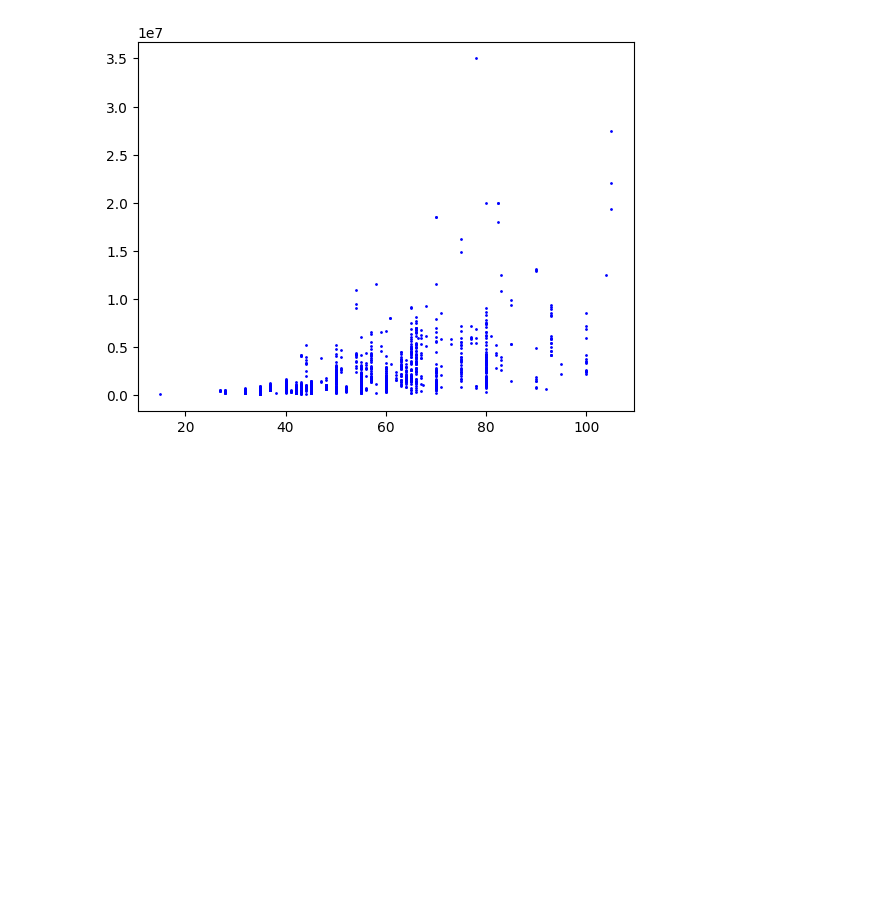
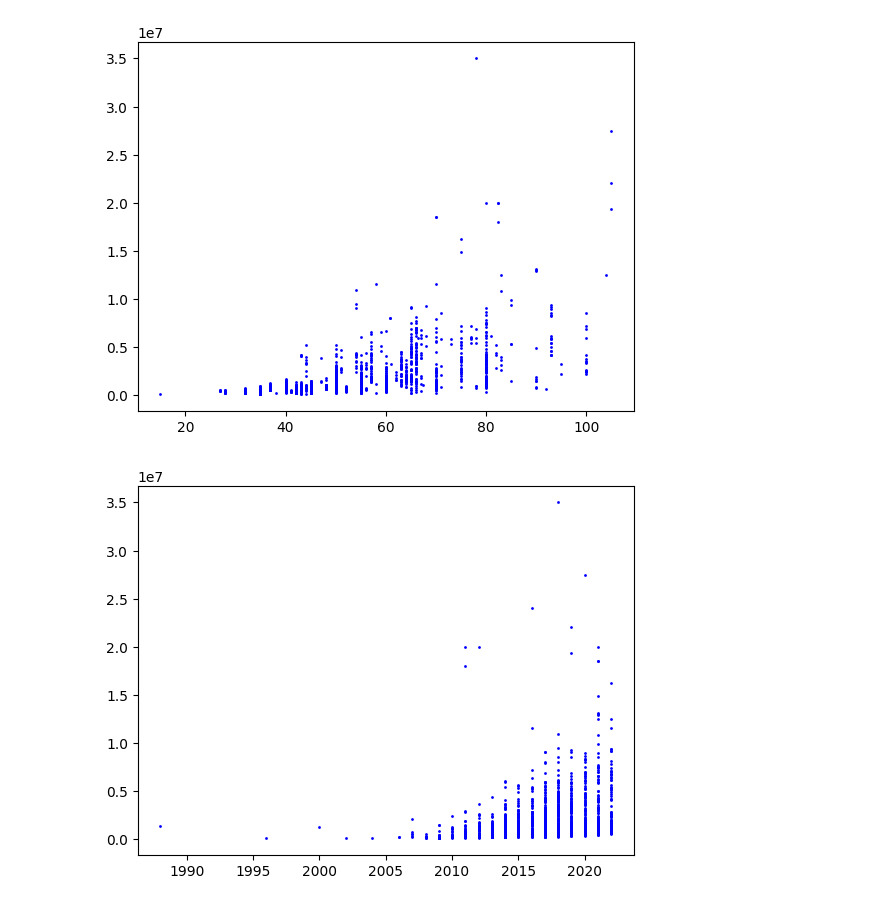
Before and after one commit to Yusup-Badiev/linear_regression, a Jupyter notebook: public_data_milti_variable_linear_regression/data_exploration.ipynb, the cells around one changed output. Drawn from its saved outputs; the diff is of its cells as text; code cells hidden in the pictures; blank space fills up the shorter version.

```diff
--- a/public_data_milti_variable_linear_regression/data_exploration.ipynb
+++ b/public_data_milti_variable_linear_regression/data_exploration.ipynb
@@ -55,3 +38,12 @@ plt.plot(x, y, 'bo', ms=1)
 plt.show()
 # %% [output]
 [figure]
+# %%
+x = (car_dataframe.loc[:, ["Year"]]).to_numpy().reshape(-1).astype('float64')
+y = (car_dataframe.loc[:, ["Price"]]).to_numpy().reshape(-1).astype('float64')
+
+plt.plot(x, y, 'bo', ms=1)
+
+plt.show()
+# %% [output]
+[figure, added]
```
Also changed, not shown: parts of 2 cells of this notebook.
